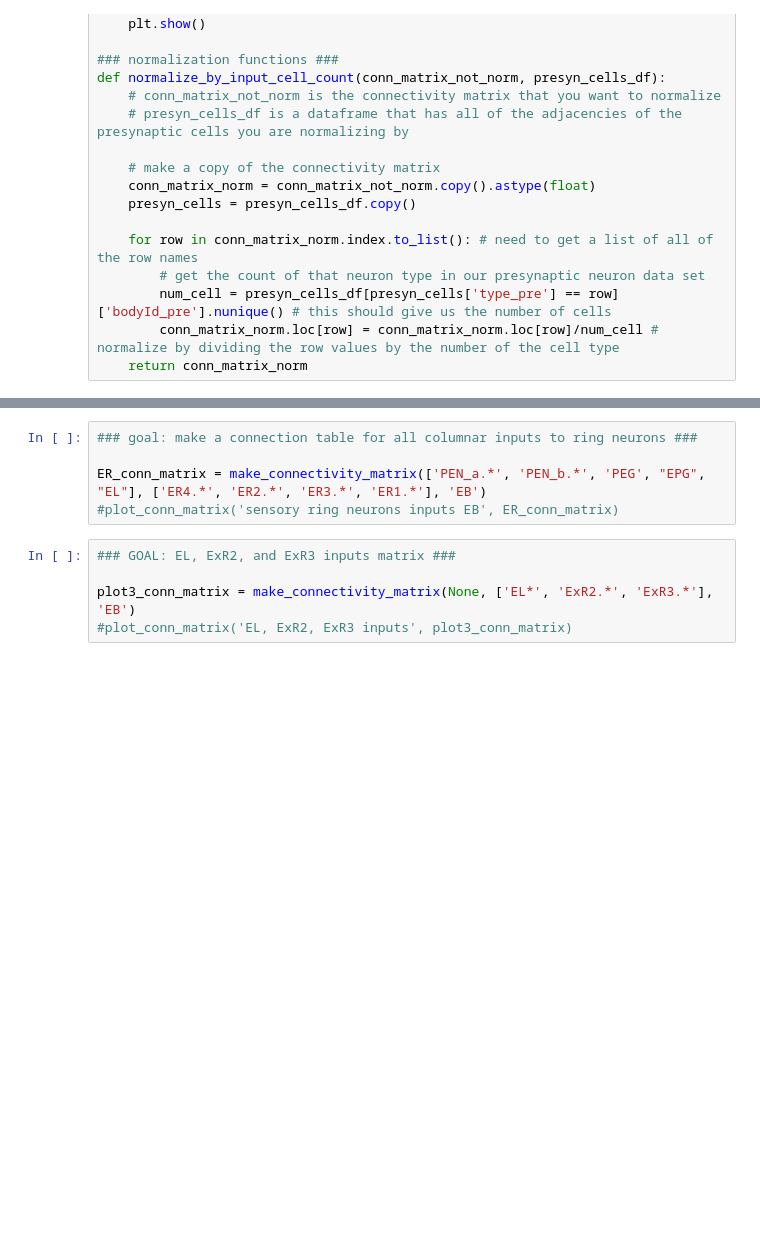
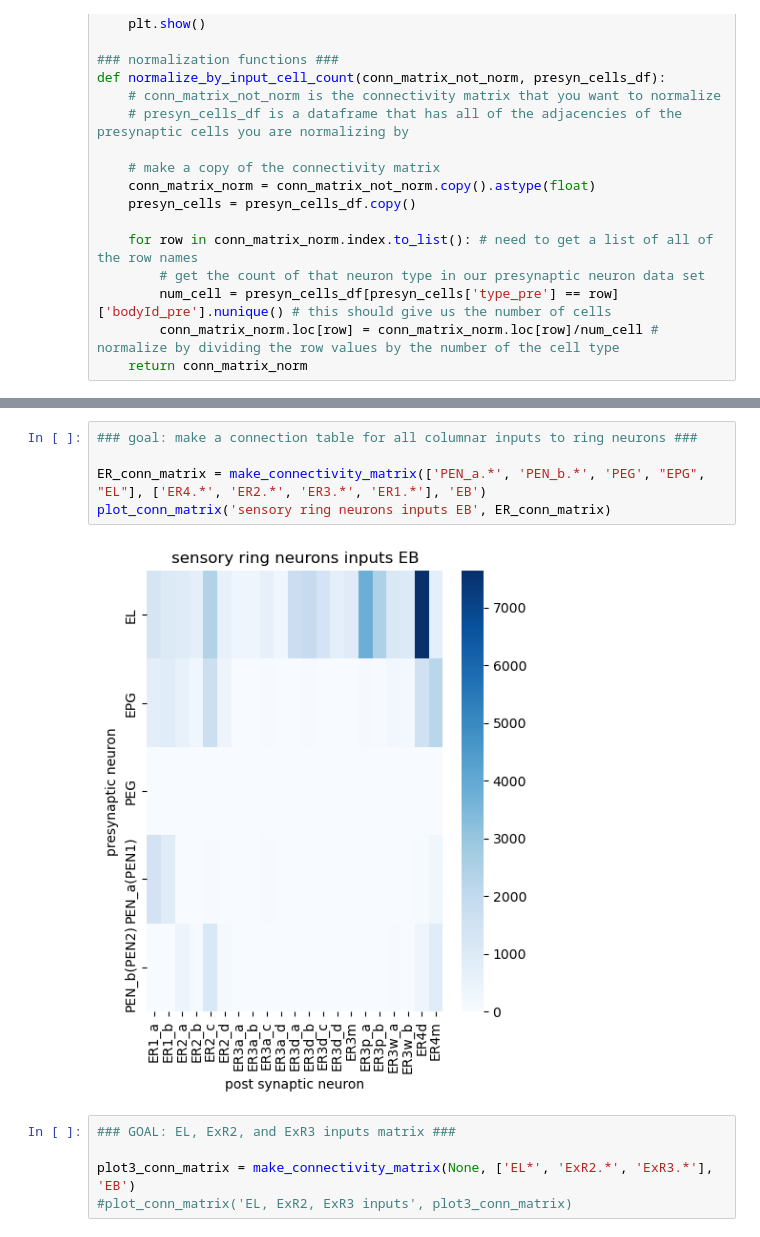
Before and after one commit to yfisher-lab/NeuromodPlasticity, a Jupyter notebook: Notebooks/connectomics_analysis/EL_connectomics.ipynb, the cells around one changed output, grey strips where cells are left out. Saved outputs shown, nothing was run; the diff lists cells and outputs as text; blank space fills up the shorter version.

```diff
--- a/Notebooks/connectomics_analysis/EL_connectomics.ipynb
+++ b/Notebooks/connectomics_analysis/EL_connectomics.ipynb
@@ -96,8 +233,10 @@ ER4d_ER_conn_matrix = make_connectivity_matrix(['PEN_a.*', 'PEN_b.*', 'PEG', "EP
 # %%
 ### goal: make a connection table for all columnar inputs to ring neurons ###
 
 ER_conn_matrix = make_connectivity_matrix(['PEN_a.*', 'PEN_b.*', 'PEG', "EPG", "EL"], ['ER4.*', 'ER2.*', 'ER3.*', 'ER1.*'], 'EB')
-#plot_conn_matrix('sensory ring neurons inputs EB', ER_conn_matrix)
+plot_conn_matrix('sensory ring neurons inputs EB', ER_conn_matrix)
+# %% [output]
+[figure, added]
 # %%
 ### GOAL: EL, ExR2, and ExR3 inputs matrix ###
 
```
Also changed, not shown: parts of 14 cells of this notebook.
